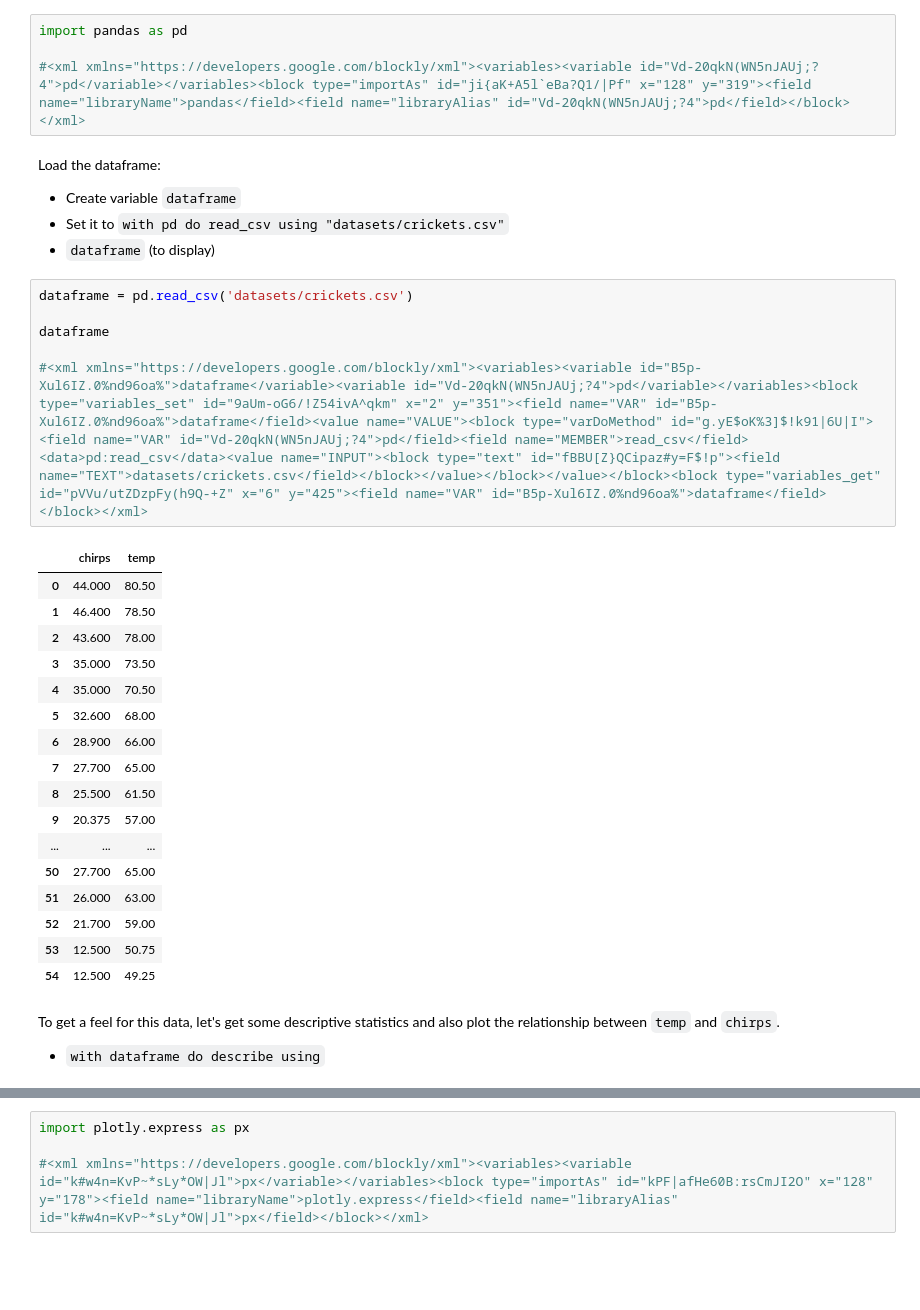
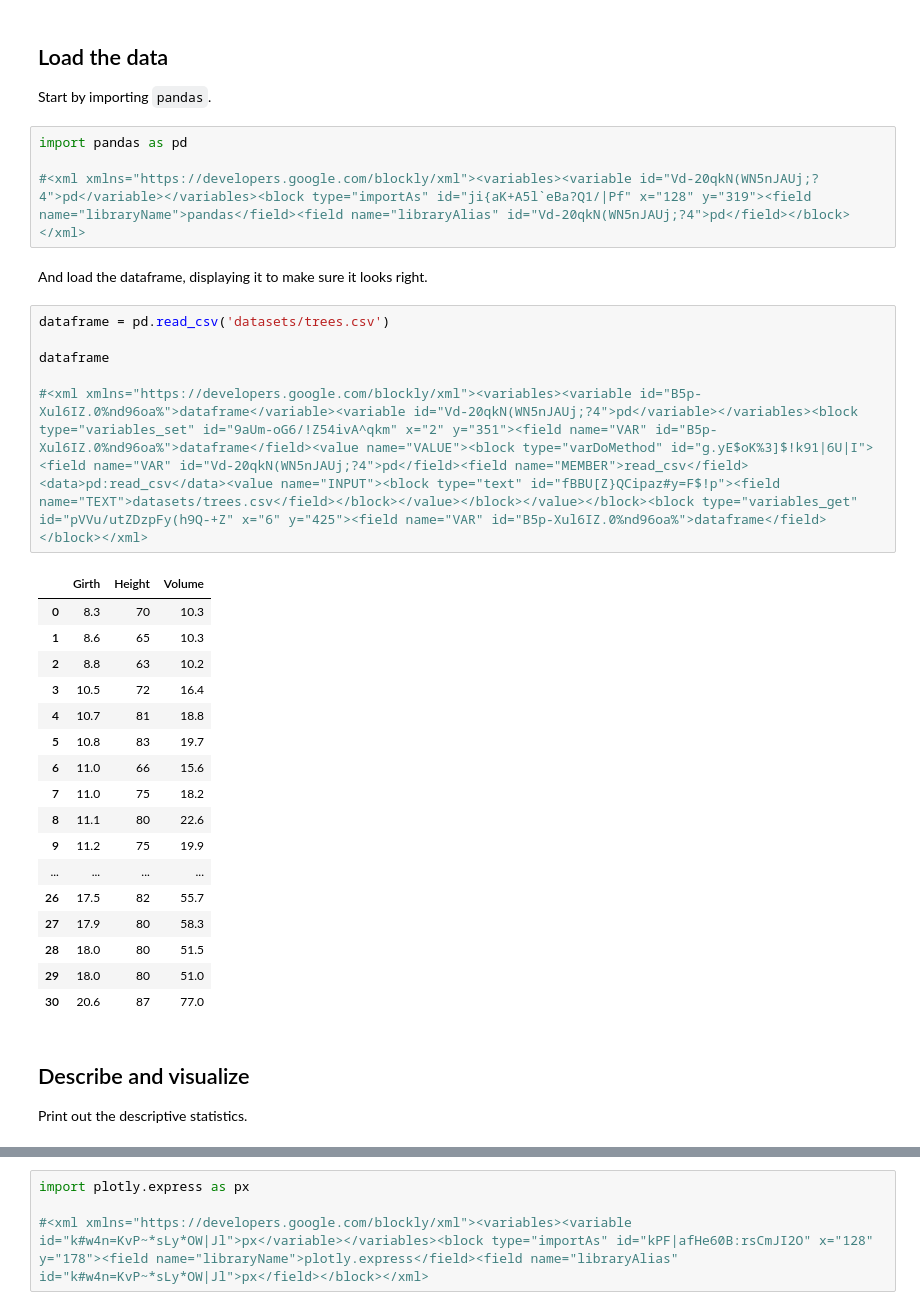
Before and after one commit to memphis-iis/datawhys-content-notebooks-python, a Jupyter notebook: Simple-linear-regression-PS.ipynb, the cells around one changed output, grey strips where cells are left out. Saved outputs shown, nothing was run; the diff lists cells and outputs as text; blank space fills up the shorter version.

```diff
--- a/Simple-linear-regression-PS.ipynb
+++ b/Simple-linear-regression-PS.ipynb
@@ -67,41 +13,41 @@ Let's find out!
+# %% [markdown]
+## Load the data
+
+Start by importing `pandas`.
 # %%
 import pandas as pd
 
 #<xml xmlns="https://developers.google.com/blockly/xml"><variables><variable id="Vd-20qkN(WN5nJAUj;?4">pd</variable></variables><block type="importAs" id="ji{aK+A5l`eBa?Q1/|Pf" x="128" y="319"><field name="libraryName">pandas</field><field name="libraryAlias" id="Vd-20qkN(WN5nJAUj;?4">pd</field></block></xml>
-# %% [markdown]
-Load the dataframe:
-
-- Create variable `dataframe`
-- Set it to `with pd do read_csv using "datasets/crickets.csv"`
-- `dataframe` (to display)
+# %% [markdown]
+And load the dataframe, displaying it to make sure it looks right.
 # %%
-dataframe = pd.read_csv('datasets/crickets.csv')
+dataframe = pd.read_csv('datasets/trees.csv')
 
 dataframe
 
-#<xml xmlns="https://developers.google.com/blockly/xml"><variables><variable id="B5p-Xul6IZ.0%nd96oa%">dataframe</variable><variable id="Vd-20qkN(WN5nJAUj;?4">pd</variable></variables><block type="variables_set" id="9aUm-oG6/!Z54ivA^qkm" x="2" y="351"><field name="VAR" id="B5p-Xul6IZ.0%nd96oa%">dataframe</field><value name="VALUE"><block type="varDoMethod" id="g.yE$oK%3]$!k91|6U|I"><field name="VAR" id="Vd-20qkN(WN5nJAUj;?4">pd</field><field name="MEMBER">read_csv</field><data>pd:read_csv</data><value name="INPUT"><block type="text" id="fBBU[Z}QCipaz#y=F$!p"><field name="TEXT">datasets/crickets.csv</field></block></value></block></value></block><block type="variables_get" id="pVVu/utZDzpFy(h9Q-+Z" x="6" y="425"><field name="VAR" id="B5p-Xul6IZ.0%nd96oa%">dataframe</field></block></xml>
+#<xml xmlns="https://developers.google.com/blockly/xml"><variables><variable id="B5p-Xul6IZ.0%nd96oa%">dataframe</variable><variable id="Vd-20qkN(WN5nJAUj;?4">pd</variable></variables><block type="variables_set" id="9aUm-oG6/!Z54ivA^qkm" x="2" y="351"><field name="VAR" id="B5p-Xul6IZ.0%nd96oa%">dataframe</field><value name="VALUE"><block type="varDoMethod" id="g.yE$oK%3]$!k91|6U|I"><field name="VAR" id="Vd-20qkN(WN5nJAUj;?4">pd</field><field name="MEMBER">read_csv</field><data>pd:read_csv</data><value name="INPUT"><block type="text" id="fBBU[Z}QCipaz#y=F$!p"><field name="TEXT">datasets/trees.csv</field></block></value></block></value></block><block type="variables_get" id="pVVu/utZDzpFy(h9Q-+Z" x="6" y="425"><field name="VAR" id="B5p-Xul6IZ.0%nd96oa%">dataframe</field></block></xml>
 # %% [output]
-|  | chirps | temp |
-| 0 | 44.000 | 80.50 |
-| 1 | 46.400 | 78.50 |
-| 2 | 43.600 | 78.00 |
-| 3 | 35.000 | 73.50 |
-| 4 | 35.000 | 70.50 |
-| 5 | 32.600 | 68.00 |
-| 6 | 28.900 | 66.00 |
-| 7 | 27.700 | 65.00 |
-| 8 | 25.500 | 61.50 |
-| 9 | 20.375 | 57.00 |
-| ... | ... | ... |
-| 50 | 27.700 | 65.00 |
-| 51 | 26.000 | 63.00 |
-| 52 | 21.700 | 59.00 |
-| 53 | 12.500 | 50.75 |
-| 54 | 12.500 | 49.25 |
+|  | Girth | Height | Volume |
+| 0 | 8.3 | 70 | 10.3 |
+| 1 | 8.6 | 65 | 10.3 |
+| 2 | 8.8 | 63 | 10.2 |
+| 3 | 10.5 | 72 | 16.4 |
+| 4 | 10.7 | 81 | 18.8 |
+| 5 | 10.8 | 83 | 19.7 |
+| 6 | 11.0 | 66 | 15.6 |
+| 7 | 11.0 | 75 | 18.2 |
+| 8 | 11.1 | 80 | 22.6 |
+| 9 | 11.2 | 75 | 19.9 |
+| ... | ... | ... | ... |
+| 26 | 17.5 | 82 | 55.7 |
+| 27 | 17.9 | 80 | 58.3 |
+| 28 | 18.0 | 80 | 51.5 |
+| 29 | 18.0 | 80 | 51.0 |
+| 30 | 20.6 | 87 | 77.0 |
-# %% [markdown]
-To get a feel for this data, let's get some descriptive statistics and also plot the relationship between `temp` and `chirps`.
-
-- `with dataframe do describe using`
+# %% [markdown]
+## Describe and visualize
+
+Print out the descriptive statistics.
 # %%
 dataframe.describe()
 
```
Also changed, not shown: parts of 97 cells of this notebook, 1 other file.
